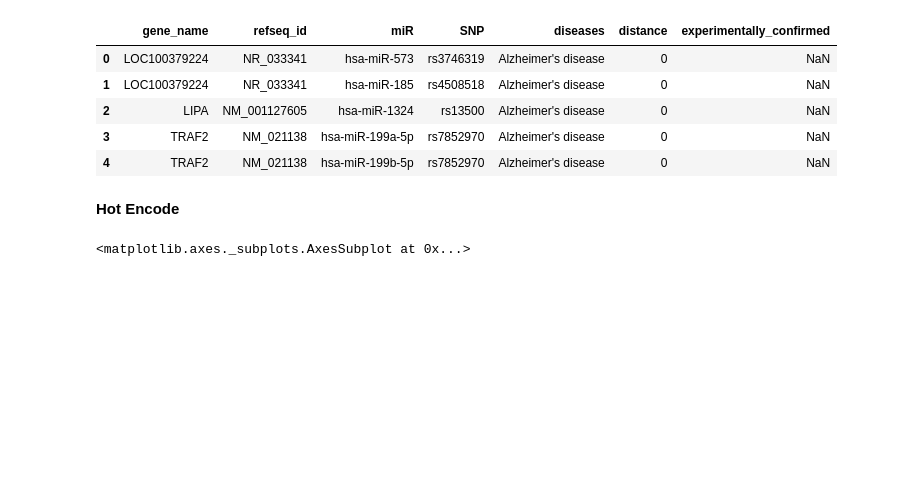
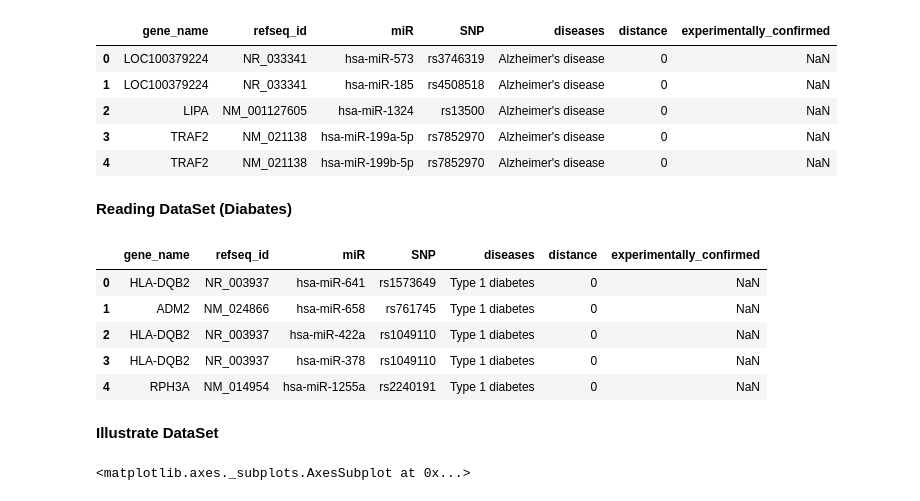
Before and after one commit to YoussifAssem/Genatac, a Jupyter notebook: E-Genetics/Genetics.ipynb, the cells around one changed output. Cells and saved outputs as stored; diff of their text form; code cells hidden in the pictures; blank space fills up the shorter version.

```diff
--- a/E-Genetics/Genetics.ipynb
+++ b/E-Genetics/Genetics.ipynb
@@ -21,8 +24,20 @@ dS.head()
 | 2 | LIPA | NM_001127605 | hsa-miR-1324 | rs13500 | Alzheimer's disease | 0 | NaN |
 | 3 | TRAF2 | NM_021138 | hsa-miR-199a-5p | rs7852970 | Alzheimer's disease | 0 | NaN |
 | 4 | TRAF2 | NM_021138 | hsa-miR-199b-5p | rs7852970 | Alzheimer's disease | 0 | NaN |
-# %% [markdown]
-**Hot Encode**
+# %% [markdown]
+**Reading DataSet (Diabates)**
+# %%
+diabates1 = dia.read_csv('drive/MyDrive/graduation/diabates1.csv')
+diabates1.head()
+# %% [output]
+|  | gene_name | refseq_id | miR | SNP | diseases | distance | experimentally_confirmed |
+| 0 | HLA-DQB2 | NR_003937 | hsa-miR-641 | rs1573649 | Type 1 diabetes | 0 | NaN |
+| 1 | ADM2 | NM_024866 | hsa-miR-658 | rs761745 | Type 1 diabetes | 0 | NaN |
+| 2 | HLA-DQB2 | NR_003937 | hsa-miR-422a | rs1049110 | Type 1 diabetes | 0 | NaN |
+| 3 | HLA-DQB2 | NR_003937 | hsa-miR-378 | rs1049110 | Type 1 diabetes | 0 | NaN |
+| 4 | RPH3A | NM_014954 | hsa-miR-1255a | rs2240191 | Type 1 diabetes | 0 | NaN |
+# %% [markdown]
+**Illustrate DataSet**
 # %%
 dS['diseases'].value_counts().plot.bar()
 # %% [output]
```
Also changed, not shown: parts of 38 cells of this notebook.
